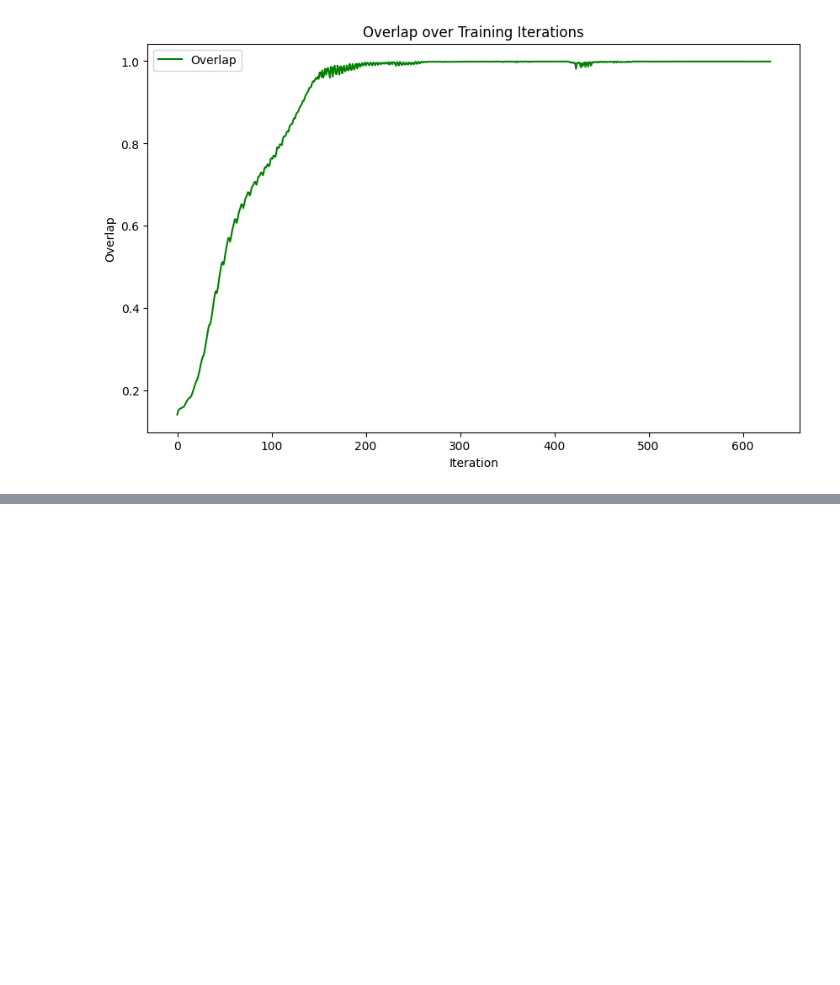
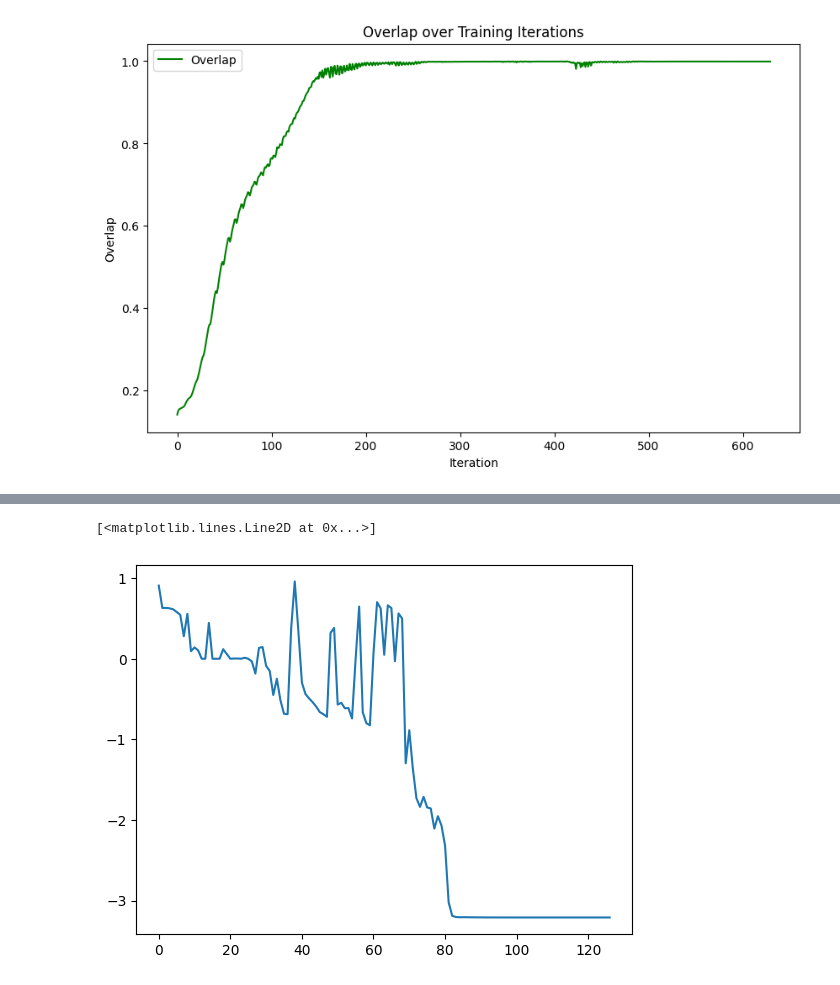
Before and after one commit to StefanoTroffa/thesis_MSc, a Jupyter notebook: compgraph/findthegradient.ipynb, the cells around one changed output, grey strips where cells are left out. Drawn from its saved outputs; the diff is of its cells as text; code cells hidden in the pictures; blank space fills up the shorter version.

```diff
--- a/compgraph/findthegradient.ipynb
+++ b/compgraph/findthegradient.ipynb
@@ -1110,0 +1223,5 @@ plt.show()
+# %%
+plt.plot(energies)
+# %% [output]
+[<matplotlib.lines.Line2D at 0x...>]
+[figure, added]
```
Also changed, not shown: parts of 43 cells of this notebook, 8 other files.
